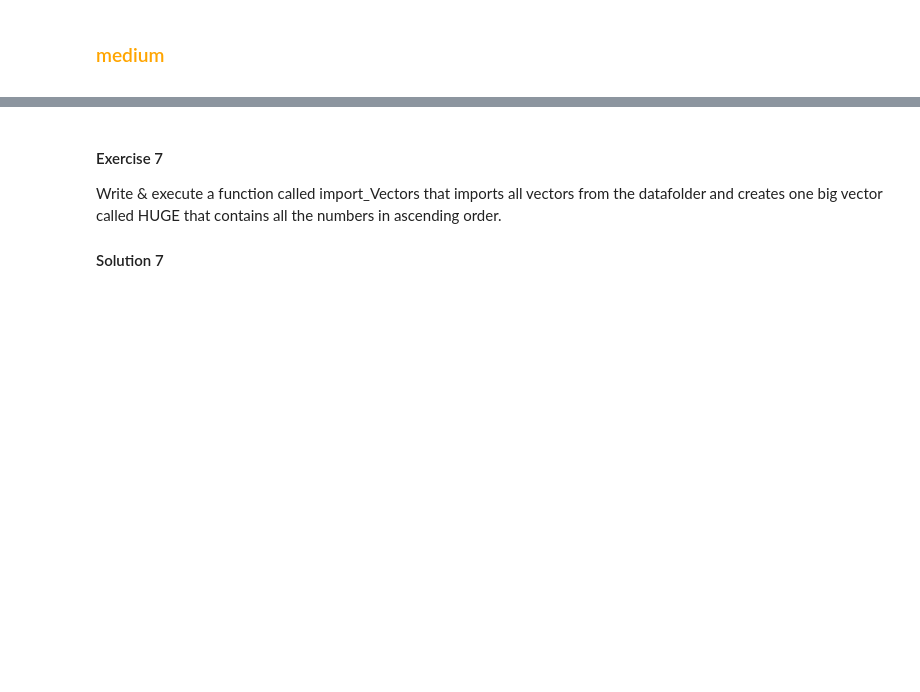
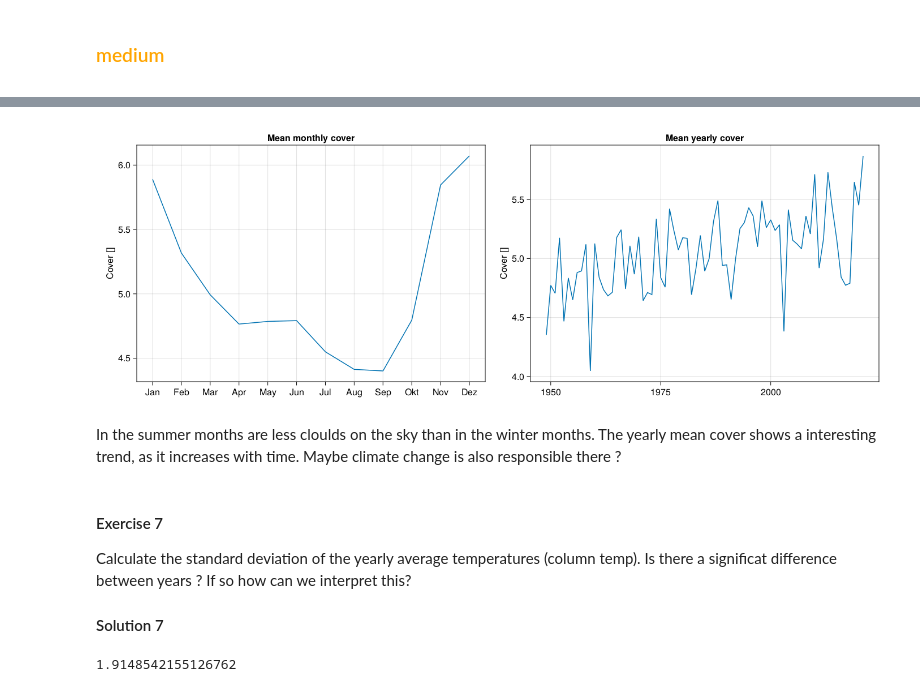
Before and after one commit to AndreasKuhn-ak/WS2022_Julia, a Jupyter notebook: Part_8_Data_Analysis/Data_Analysis_solutions.ipynb, the cells around one changed output, grey strips where cells are left out. Cells and saved outputs as stored; diff of their text form; code cells hidden in the pictures; blank space fills up the shorter version.

```diff
--- a/Part_8_Data_Analysis/Data_Analysis_solutions.ipynb
+++ b/Part_8_Data_Analysis/Data_Analysis_solutions.ipynb
@@ -243,13 +223 @@ Hint: You do not need to give each vector a name.
 #### Solution 6
-# %%
-vec_of_vec = []
-for i in 1:(20*30)
-    if i%30 == 0
-        push!(vec_of_vec,[x for x in i-30:i])
-    end
-end
-
-for (i,vec) in enumerate(vec_of_vec)
-    # the +100 is added to make them automatically sorted int he right order for the next exercise
-    serialize("data/vec$(i+100).jls",vec)
-end
@@ -255,0 +226,9 @@ end
+# %%
+first_cover = data[1,:]
+for (i,cover) in enumerate(data.cover)
+    if isnan(cover) == false
+        first_cover = data[i,:]
+        break
+    end
+end
+first_cover
@@ -255,0 +244,12 @@ end
+# %%
+cover_year = @chain data begin
+    @subset(:year .>= 1949, isnan.(:cover) .== false)
+    groupby(:year)
+    @combine(:cover = mean(:cover))
+end
+
+cover_month =  @chain data begin
+    @subset(:year .>= 1949, isnan.(:cover) .== false)
+    groupby(:month)
+    @combine(:cover = mean(:cover))
+end
@@ -256,5 +272,20 @@ end
+# %%
+fig_2  = Figure(resolution = (1400,500))
+ax2_1 = Axis(fig_2[1,1], title = "Mean monthly cover", xticks = (1:12, months), ylabel = "Cover []")
+lines!(ax2_1, cover_month.cover)
+ax2_2 = Axis(fig_2[1,2], title = "Mean yearly cover" ,ylabel = "Cover []")
+lines!(ax2_2,collect(1949:2021), cover_year.cover)
+fig_2
+# %% [output]
+[figure, added]
+# %% [markdown]
+In the summer months are less cloulds on the sky than in the winter months. The yearly mean cover shows a interesting trend, as it increases with time. Maybe climate change is also responsible there ?
 # %% [markdown]
 #### Exercise 7
-Write & execute a function called import_Vectors that imports all vectors from the datafolder and creates one big vector called HUGE that contains all the numbers in ascending order.
+Calculate the standard deviation of the yearly average temperatures (column temp). Is there a significat difference between years ? If so how can we interpret this?
 #### Solution 7
+# %%
+std([2,2,4,6,])
+# %% [output]
+1.9148542155126762
 # %%
```
Also changed, not shown: parts of 34 cells of this notebook, 6 other files.
